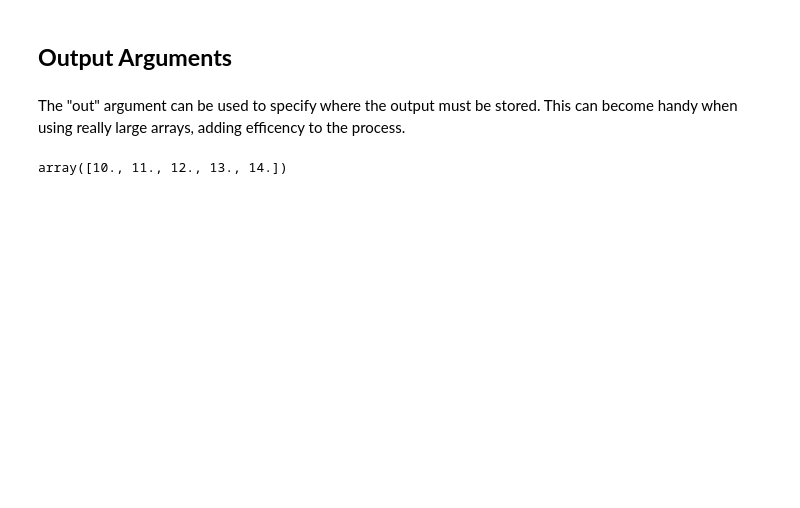
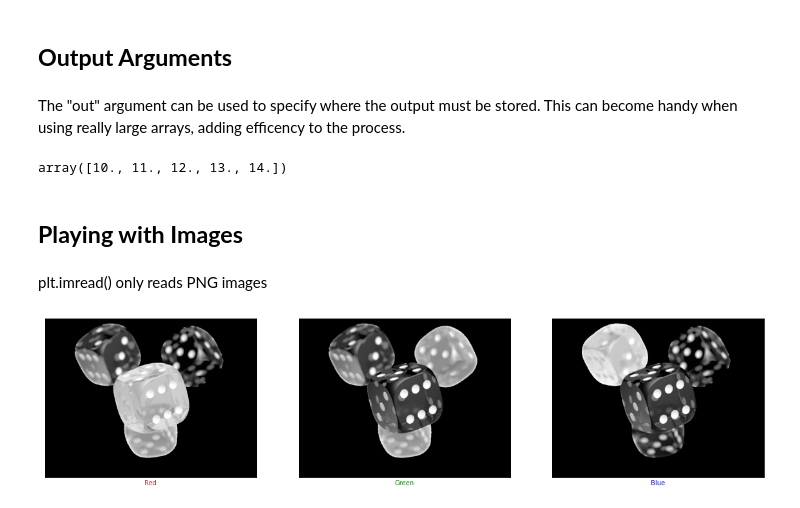
Before and after one commit to tarsojabbes/data-visualization, a Jupyter notebook: NumPy.ipynb, the cells around one changed output. Cells and saved outputs as stored; diff of their text form; code cells hidden in the pictures; blank space fills up the shorter version.

Commit message:
Playing with images

```diff
--- a/NumPy.ipynb
+++ b/NumPy.ipynb
@@ -195,3 +195,5 @@ v = np.zeros(5)
 np.add(u, 10, out=v)
 # %% [output]
 array([10., 11., 12., 13., 14.])
+# %% [markdown]
+## **Playing with Images**
@@ -197,0 +202,18 @@ array([10., 11., 12., 13., 14.])
+# %% [markdown]
+plt.imread() only reads PNG images
+# %%
+image = plt.imread('https://upload.wikimedia.org/wikipedia/commons/4/47/PNG_transparency_demonstration_1.png')
+# %%
+image.shape # (600,800, 4) -> 600 rows, 800 columns and 4 channels
+image = image[:,:,0:3] # Getting only 3 channels
+# %%
+fig, ax = plt.subplots(1,3)
+channel = ['Red', 'Green', 'Blue']
+
+for i, axi in enumerate(ax.flat):
+  axi.imshow(image[:,:,i], plt.cm.gray)
+  axi.set(xticks=[], yticks=[])
+  axi.set_xlabel(channel[i], color=channel[i].lower())
+  fig.set_size_inches(20,50)
+# %% [output]
+[figure, added]
```
Also changed, not shown: parts of 22 cells of this notebook.
